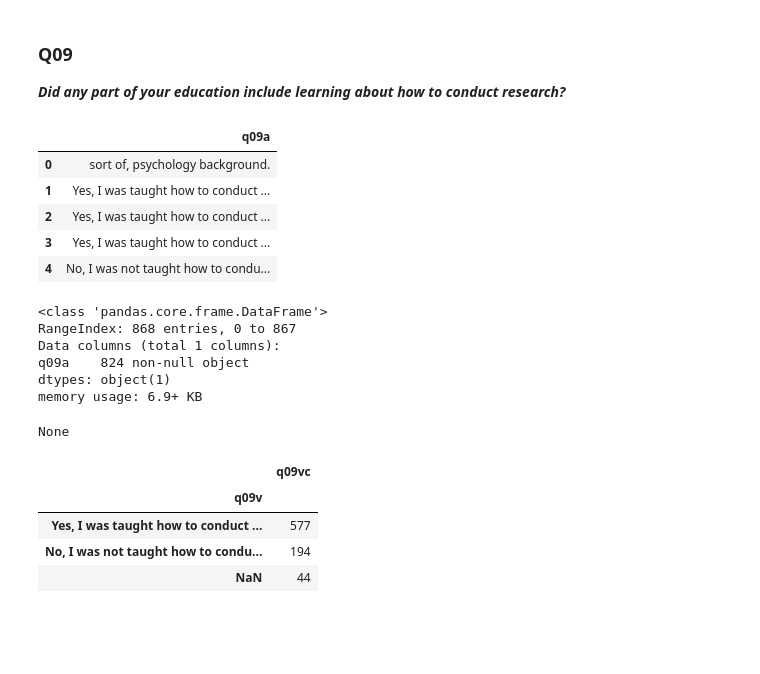
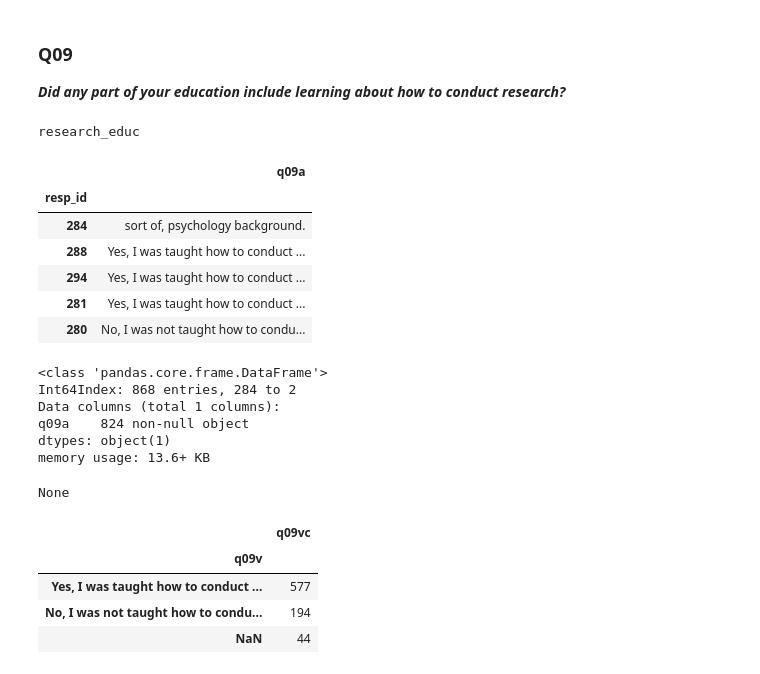
Before and after one commit to PersonaPredicta/Survey_Says..., a Jupyter notebook: kev/kworking_mixed_questions.ipynb, the cells around one changed output. Cells and saved outputs as stored; diff of their text form; code cells hidden in the pictures; blank space fills up the shorter version.

```diff
--- a/kev/kworking_mixed_questions.ipynb
+++ b/kev/kworking_mixed_questions.ipynb
@@ -13,0 +181,14 @@ import wrangle
+# %%
+def encode_columns(df, map_df, encoder=encoder_dictionary):
+    '''
+
+    '''
+    allcols=map_df.col
+    check_dicts=map_df.encoder
+    cols=[chkcol for chkcol in allcols if chkcol in df.columns]
+
+    for col in cols:
+        use_dict = encoder[check_dicts[col]]
+        encoded = df[col].apply(lambda x: use_dict[x])
+        df[col] = encoded
+    return df
@@ -13,0 +197,7 @@ import wrangle
+# %%
+# cur_columns = datadf.columns
+chk_dictionary = get_data_dictionary(path_prefix='../', dictionary_path = 'data_files/data_dictionary.xlsx')
+reqd_cols = chk_dictionary.index[(chk_dictionary.is_required)].tolist()[1:]
+# reqd_columns = reqd_columns[reqd_columns != datadf.index.name]
+print(type(reqd_cols))
+display(reqd_cols)
@@ -13,0 +223,12 @@ import wrangle
+# %%
+def append_join_files(df, path_prefix='', join_files=join_files):
+    chk_cols = [col for col in reqd_cols if col in df.columns]
+    print('non-null rows',df[chk_cols].dropna().shape)
+    for key in join_files:
+        file_path = join_files[key]
+        print("joining", key)
+        join_df = pd.read_csv(path_prefix + file_path).set_index('q00')
+        df = df.join(join_df)
+        chk_cols = [col for col in reqd_cols if col in df.columns]
+        print('non-null rows',df[chk_cols].dropna().shape)
+    return df
@@ -14,6 +292,5 @@ import wrangle
 # %%
 # Get wrangle file
 
-wdf = wrangle.wrangle_data()
-wdf
+datadf, dictionarydf = wrangle_data(path_prefix='../')
 # %% [output]
@@ -61,23 +588,31 @@ memory usage: 495.1+ KB
 ### Q09
 ***Did any part of your education include learning about how to conduct research?***
 # %%
-q09df = wdf[['q09a']].copy()
+q09a = dictionarydf.column_name.loc['q09a']
+print(q09a)
+q09df = datadf[[q09a]].copy()
+q09df = q09df.rename(columns={
+    q09a: 'q09a',
+})
+
 display(q09df.head())
 display(q09df.info())
 # %% [output]
+research_educ
 |  | q09a |
-| 0 | sort of, psychology background. |
-| 1 | Yes, I was taught how to conduct ... |
-| 2 | Yes, I was taught how to conduct ... |
-| 3 | Yes, I was taught how to conduct ... |
-| 4 | No, I was not taught how to condu... |
+| resp_id |  |
+| 284 | sort of, psychology background. |
+| 288 | Yes, I was taught how to conduct ... |
+| 294 | Yes, I was taught how to conduct ... |
+| 281 | Yes, I was taught how to conduct ... |
+| 280 | No, I was not taught how to condu... |
-<class 'pandas.core.frame.DataFrame'>
-RangeIndex: 868 entries, 0 to 867
-Data columns (total 1 columns):
-q09a    824 non-null object
-dtypes: object(1)
-memory usage: 6.9+ KB
-None
+<class 'pandas.core.frame.DataFrame'>
+Int64Index: 868 entries, 284 to 2
+Data columns (total 1 columns):
+q09a    824 non-null object
+dtypes: object(1)
+memory usage: 13.6+ KB
+None
 # %%
 q09vc = pd.DataFrame(q09df.q09a.value_counts(dropna=False)).rename(columns={'q09a':'q09vc'})
 q09vc.index.name = 'q09v'
```
Also changed, not shown: parts of 74 cells of this notebook, 4 other files.
